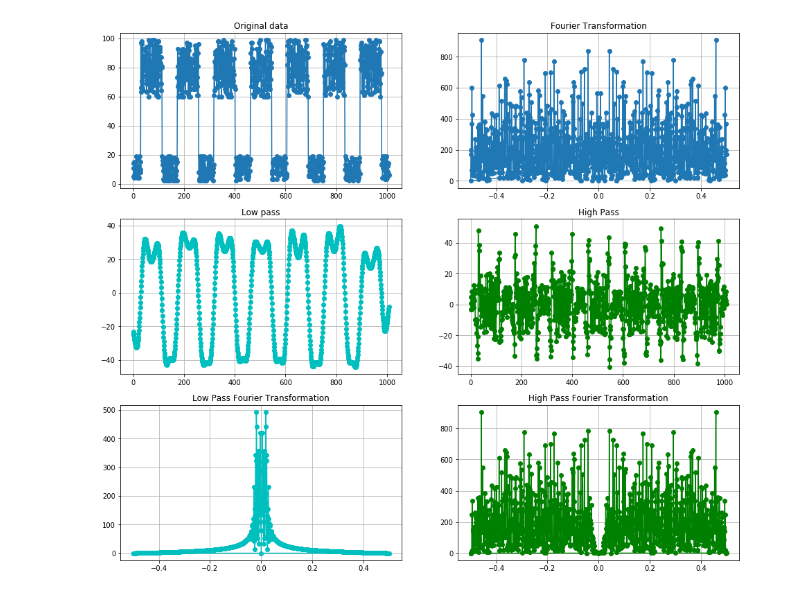
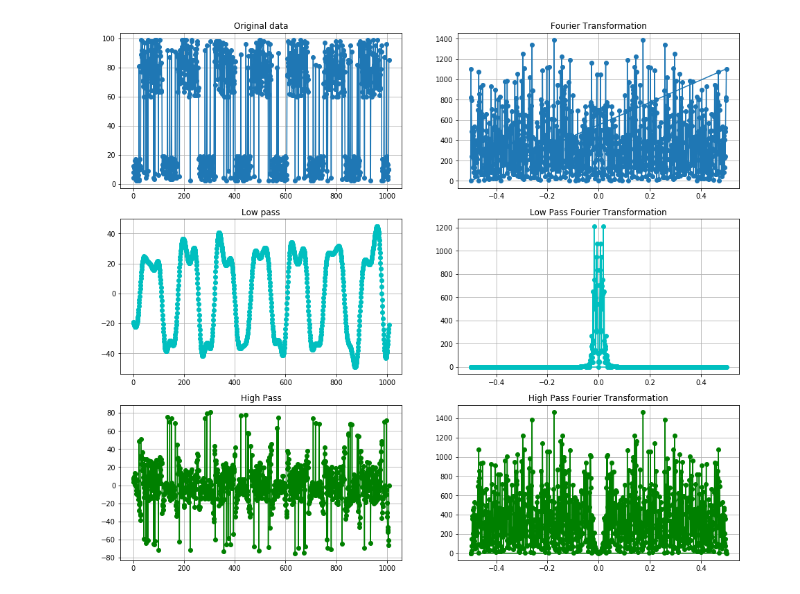
Before and after one commit to guolinp/jupyter_notebooks, a Jupyter notebook: cpu_stats_with_noise.ipynb, the cells around one changed output. Cells and saved outputs as stored; diff of their text form; code cells hidden in the pictures.

```diff
--- a/cpu_stats_with_noise.ipynb
+++ b/cpu_stats_with_noise.ipynb
@@ -21,7 +21,7 @@ def get_cpu_stats():
     hours = range(19, 24)
     stats.extend(create_stats_list(2, 20, hours))
 
-    return stats
+    #return stats
 
     # add noise
     for i in range(10):
@@ -59,8 +59,8 @@ pl.grid(which='both', axis='both')
 
 ##################################################
 
-#b,a = signal.butter(3,0.05,'lowpass')
-b,a = signal.iirfilter(3,[0.01,0.05],'lowpass')
+#b,a = signal.butter(3,0.05,'lowpass') #butterworth filter
+b,a = signal.iirfilter(3,[0.01,0.05],'lowpass') #infinite impulse response filter
 sf_low = signal.filtfilt(b,a,y)
 
 pl.subplot(323)
@@ -68,36 +68,36 @@ pl.plot(x,sf_low, marker='o', color='c')
 pl.title('Low pass')
 pl.axis('tight')
 pl.grid(which='both', axis='both')
 
 #b,a = signal.butter(3,0.05,'highpass')
 b,a = signal.iirfilter(3,[0.05,0.99],'highpass')
 sf_high = signal.filtfilt(b,a,y)
 
-pl.subplot(324)
+pl.subplot(325)
 pl.plot(x,sf_high, marker='o', color='g')
 pl.title('High Pass')
 pl.axis('tight')
 pl.grid(which='both', axis='both')
 
 ##################################################
 
 imag = abs(np.fft.fft(sf_low).imag)
-pl.subplot(325)
+pl.subplot(324)
 pl.plot(freq, imag, marker = 'o', color='c')
 pl.title('Low Pass Fourier Transformation')
 pl.axis('tight')
 pl.grid(which='both', axis='both')
 
 imag = abs(np.fft.fft(sf_high).imag)
 pl.subplot(326)
 pl.plot(freq, imag, marker = 'o', color='g')
 pl.title('High Pass Fourier Transformation')
 pl.axis('tight')
 pl.grid(which='both', axis='both')
 
 pl.show()
 # %% [output]
-[figure, old version]
+[figure, new version]
 # %%
 #y = [1 if a > 40 else 0 for a in sf_low] #butter
 y = [1 if a > 0 else 0 for a in sf_low] #iirfilter
```
Also changed, not shown: parts of 2 cells of this notebook, 3 other files.
